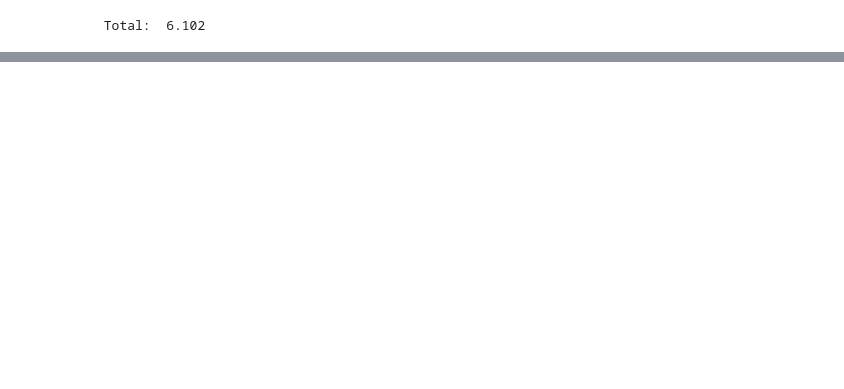
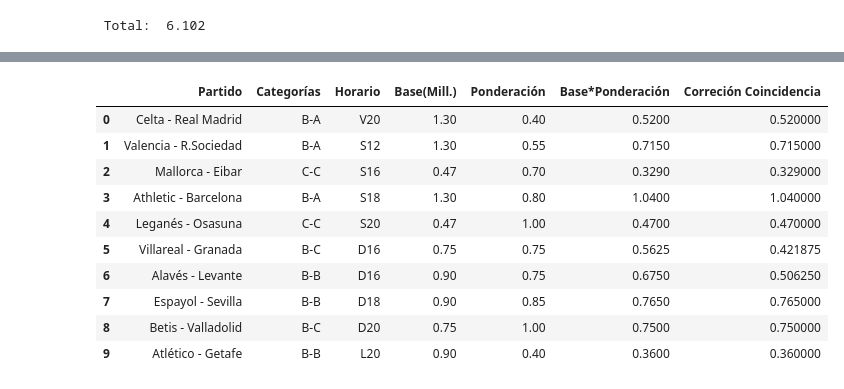
Before and after one commit to cristianscu99-VIU/03MIAR_Algoritmos-de-Optimizacion, a Jupyter notebook: Proyecto_AOP_Problema_2_Cristian_de_la_Santa_Cruz.ipynb, the cells around one changed output, grey strips where cells are left out. Drawn from its saved outputs; the diff is of its cells as text; code cells hidden in the pictures; blank space fills up the shorter version.

Commit message:
Avances, definición de horarios

```diff
--- a/Proyecto_AOP_Problema_2_Cristian_de_la_Santa_Cruz.ipynb
+++ b/Proyecto_AOP_Problema_2_Cristian_de_la_Santa_Cruz.ipynb
@@ -397,0 +487,94 @@ print('\n Total: ',Total)
+# %%
+import random
+import numpy as np
+
+def generar_partidos (dict_equipos):
+  "Función que devuelve los partidos que se van a jugar"
+  lista_partidos = [] # lista que guarda los distintos partidos de una jornada
+  lista_categorias = [] # lista que guarda las distintas categorias de los partidos de una jornada
+  lista_bases = [] # lista con las bases de audiencia de cada partido en funcion de la categoría
+  lista_equipos = list(dict_equipos.keys()) #lista con todos los equipos
+  lista_equipos_disponibles = lista_equipos[:]
+
+  lista_partidos = [
+      'Celta - Real Madrid',
+      'Valencia - R.Sociedad',
+      'Mallorca - Eibar',
+      'Athletic - Barcelona',
+      'Leganés - Osasuna',
+      'Villareal - Granada',
+      'Alavés - Levante',
+      'Espayol - Sevilla',
+      'Betis - Valladolid',
+      'Atlético - Getafe',
+  ]
+
+  lista_categorias = [
+      'B-A', 'B-A', 'C-C', 'B-A', 'C-C', 'B-C', 'B-B', 'B-B', 'B-C', 'B-B'
+  ]
+
+  lista_bases = [
+      1.3, 1.3, 0.47, 1.3, 0.47, 0.75, 0.9, 0.9, 0.75, 0.9
+  ]
+
+
+  # Voy a ir llevando un diccionario en el que guarde los partidos jugados
+  # for i in range (0, len(lista_equipos),2):
+    # equipo_1 = random.choice(lista_equipos_disponibles)
+    # categoria_equipo_1 = dict_equipos[str(equipo_1)]
+    # lista_equipos_disponibles.remove(equipo_1)
+    # equipo_2 = random.choice(lista_equipos_disponibles)
+    # categoria_equipo_2 = dict_equipos[str(equipo_2)]
+    # lista_equipos_disponibles.remove(equipo_2)
+    # partido = str(equipo_1) + ' - ' + str(equipo_2)
+    # categoria = categoria_equipo_1 + '-' + categoria_equipo_2
+    # base = clasificar_partido(categoria_equipo_1,categoria_equipo_2)
+    # lista_partidos.append(partido)
+    # lista_categorias.append(categoria)
+    # lista_bases.append(base)
+
+  Ponderacion = {'V20': 0.4, 'S12' : 0.55, 'S16' : 0.7, 'S18' : 0.8,
+                 'S20' : 1, 'D12' : 0.45, 'D16' : 0.75, 'D18' : 0.85,
+                 'D20' : 1, 'L20' : 0.4}
+  listado_horarios = list(Ponderacion.keys())
+  # lista_horario_partido = [random.choice(listado_horarios) for partido in lista_partidos]
+
+  lista_horario_partido = [
+      'V20', 'S12', 'S16', 'S18', 'S20', 'D16', 'D16', 'D18', 'D20', 'L20'
+  ]
+
+  lista_ponderaciones = [Ponderacion[lista_horario_partido[i]] for i in range(len(lista_horario_partido))]
+
+  return lista_partidos, lista_categorias, lista_bases, lista_horario_partido, lista_ponderaciones
+
+lista_partidos, lista_categorias, lista_bases, lista_horario_partido, lista_ponderaciones = generar_partidos(dict_equipos)
+lista_base_ponderacion = np.array(lista_bases)*np.array(lista_ponderaciones)
+lista_correciones = np.array(Correcion_por_coincidencia(lista_horario_partido))
+lista_correciones_corregida = lista_base_ponderacion*(1-lista_correciones)
+
+dict_jornada = {
+    'Partido' : lista_partidos,
+    'Categorías' : lista_categorias,
+    'Horario' : lista_horario_partido,
+    'Base(Mill.)' : lista_bases,
+    'Ponderación' : lista_ponderaciones,
+    'Base*Ponderación' : lista_base_ponderacion,
+    'Correción Coincidencia' : lista_correciones_corregida,
+}
+
+df_jornada = pd.DataFrame(dict_jornada)
+display(df_jornada)
+Total = np.sum(lista_correciones_corregida)
+print('\n Total: ',Total)
+# %% [output]
+|  | Partido | Categorías | Horario | Base(Mill.) | Ponderación | Base*Ponderación | Correción Coincidencia |
+| 0 | Celta - Real Madrid | B-A | V20 | 1.30 | 0.40 | 0.5200 | 0.520000 |
+| 1 | Valencia - R.Sociedad | B-A | S12 | 1.30 | 0.55 | 0.7150 | 0.715000 |
+| 2 | Mallorca - Eibar | C-C | S16 | 0.47 | 0.70 | 0.3290 | 0.329000 |
+| 3 | Athletic - Barcelona | B-A | S18 | 1.30 | 0.80 | 1.0400 | 1.040000 |
+| 4 | Leganés - Osasuna | C-C | S20 | 0.47 | 1.00 | 0.4700 | 0.470000 |
+| 5 | Villareal - Granada | B-C | D16 | 0.75 | 0.75 | 0.5625 | 0.421875 |
+| 6 | Alavés - Levante | B-B | D16 | 0.90 | 0.75 | 0.6750 | 0.506250 |
+| 7 | Espayol - Sevilla | B-B | D18 | 0.90 | 0.85 | 0.7650 | 0.765000 |
+| 8 | Betis - Valladolid | B-C | D20 | 0.75 | 1.00 | 0.7500 | 0.750000 |
+| 9 | Atlético - Getafe | B-B | L20 | 0.90 | 0.40 | 0.3600 | 0.360000 |
```
Also changed, not shown: parts of 8 cells of this notebook.
